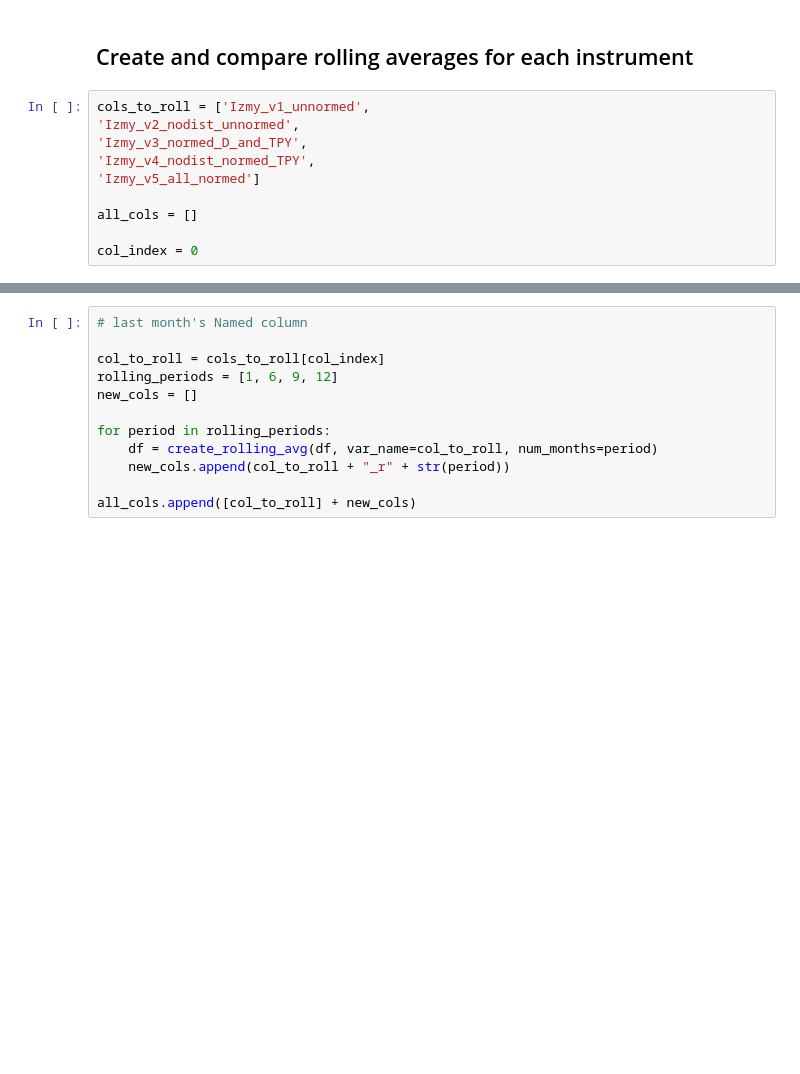
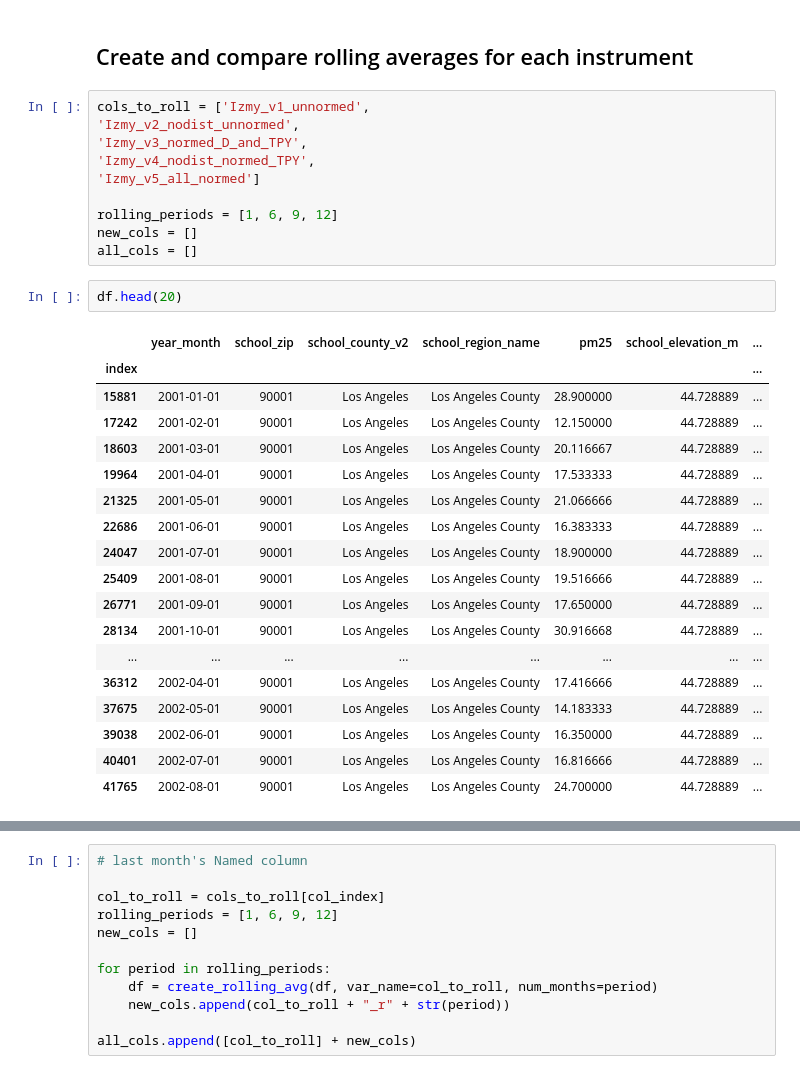
Before and after one commit to mattslyons/JLPS_capstone_project, a Jupyter notebook: modeling/modeling_new_inst_MSL 11-10-22.ipynb, the cells around one changed output, grey strips where cells are left out. Drawn from its saved outputs; the diff is of its cells as text; blank space fills up the shorter version.

```diff
--- a/modeling/modeling_new_inst_MSL 11-10-22.ipynb
+++ b/modeling/modeling_new_inst_MSL 11-10-22.ipynb
@@ -208,6 +208,27 @@ cols_to_roll = ['Izmy_v1_unnormed',
 'Izmy_v4_nodist_normed_TPY',
 'Izmy_v5_all_normed']
 
+rolling_periods = [1, 6, 9, 12]
+new_cols = []
 all_cols = []
-
-col_index = 0
+# %%
+df.head(20)
+# %% [output]
+|  | year_month | school_zip | school_county_v2 | school_region_name | pm25 | school_elevation_m | ... |
+| index |  |  |  |  |  |  | ... |
+| 15881 | 2001-01-01 | 90001 | Los Angeles | Los Angeles County | 28.900000 | 44.728889 | ... |
+| 17242 | 2001-02-01 | 90001 | Los Angeles | Los Angeles County | 12.150000 | 44.728889 | ... |
+| 18603 | 2001-03-01 | 90001 | Los Angeles | Los Angeles County | 20.116667 | 44.728889 | ... |
+| 19964 | 2001-04-01 | 90001 | Los Angeles | Los Angeles County | 17.533333 | 44.728889 | ... |
+| 21325 | 2001-05-01 | 90001 | Los Angeles | Los Angeles County | 21.066666 | 44.728889 | ... |
+| 22686 | 2001-06-01 | 90001 | Los Angeles | Los Angeles County | 16.383333 | 44.728889 | ... |
+| 24047 | 2001-07-01 | 90001 | Los Angeles | Los Angeles County | 18.900000 | 44.728889 | ... |
+| 25409 | 2001-08-01 | 90001 | Los Angeles | Los Angeles County | 19.516666 | 44.728889 | ... |
+| 26771 | 2001-09-01 | 90001 | Los Angeles | Los Angeles County | 17.650000 | 44.728889 | ... |
+| 28134 | 2001-10-01 | 90001 | Los Angeles | Los Angeles County | 30.916668 | 44.728889 | ... |
+| ... | ... | ... | ... | ... | ... | ... | ... |
+| 36312 | 2002-04-01 | 90001 | Los Angeles | Los Angeles County | 17.416666 | 44.728889 | ... |
+| 37675 | 2002-05-01 | 90001 | Los Angeles | Los Angeles County | 14.183333 | 44.728889 | ... |
+| 39038 | 2002-06-01 | 90001 | Los Angeles | Los Angeles County | 16.350000 | 44.728889 | ... |
+| 40401 | 2002-07-01 | 90001 | Los Angeles | Los Angeles County | 16.816666 | 44.728889 | ... |
+| 41765 | 2002-08-01 | 90001 | Los Angeles | Los Angeles County | 24.700000 | 44.728889 | ... |
```
Also changed, not shown: parts of 15 cells of this notebook, 2 other files.
